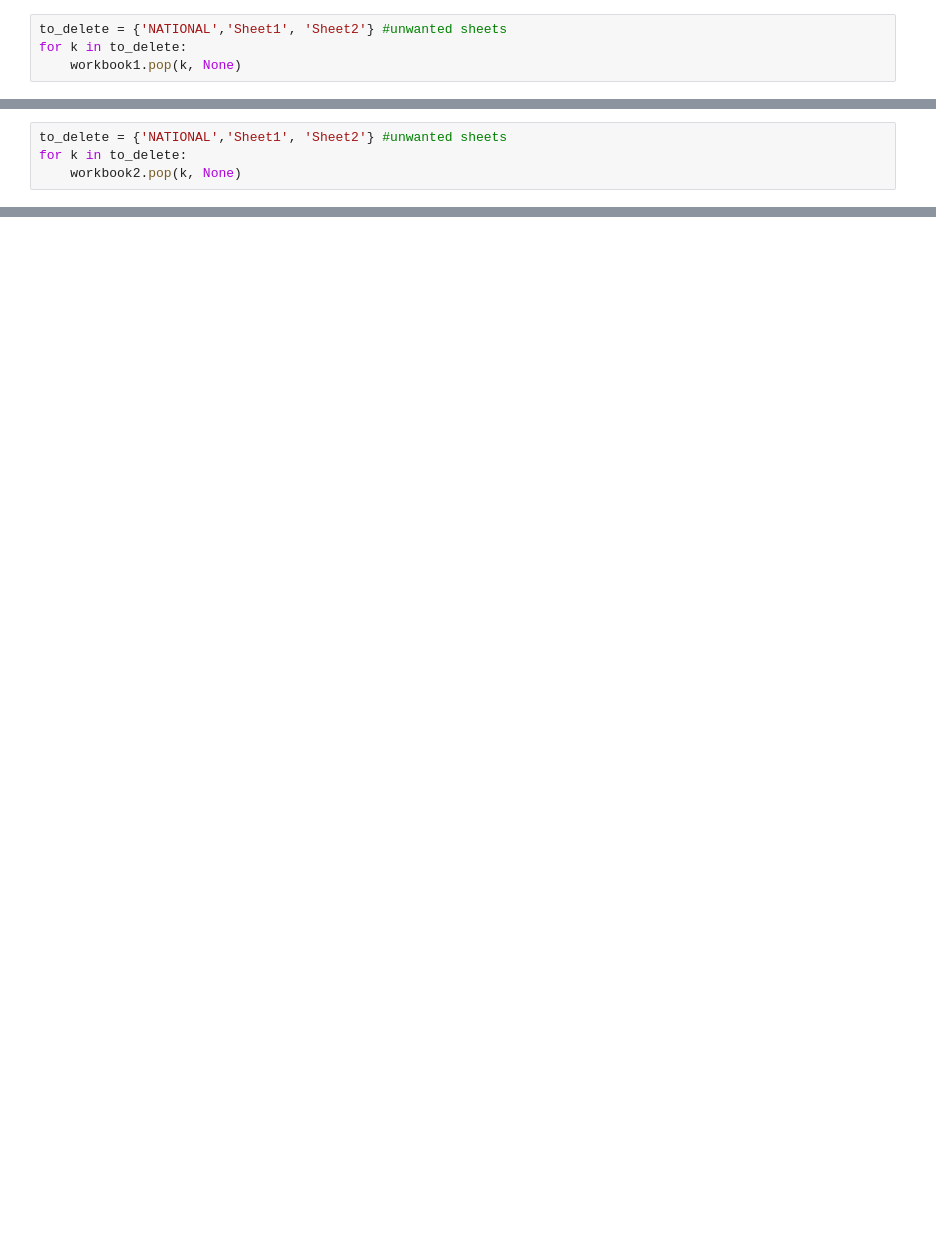
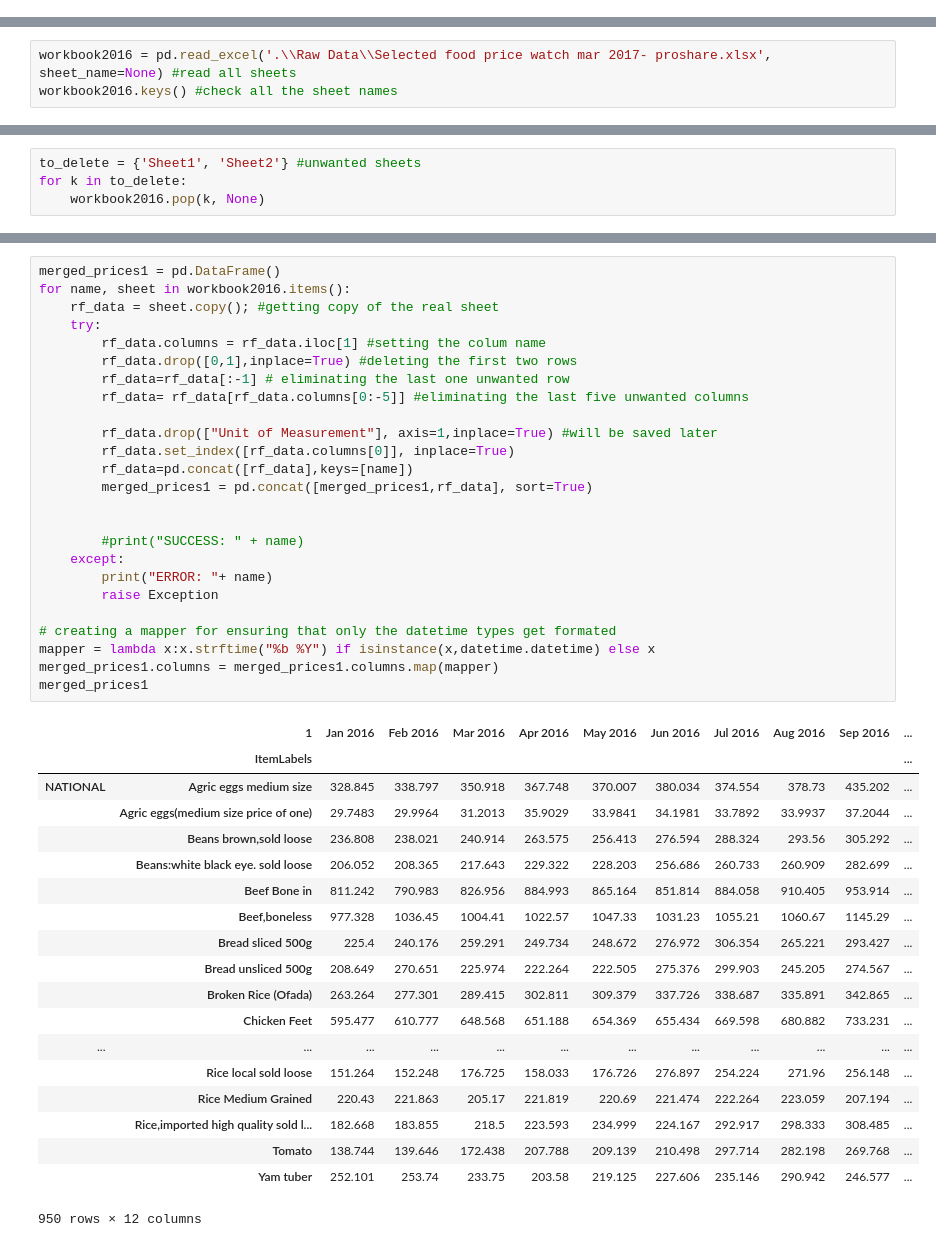
Before and after one commit to EwetoyeIbrahim/Nigeria-Food-Prices, a Jupyter notebook: States Food Price Merge.ipynb, the cells around one changed output, grey strips where cells are left out. Cells and saved outputs as stored; diff of their text form; blank space fills up the shorter version.

Commit message:
Added September data

```diff
--- a/States Food Price Merge.ipynb
+++ b/States Food Price Merge.ipynb
@@ -33,4 +0,0 @@ odict_keys(['NATIONAL', 'ABIA', 'ANAMBRA', 'EBONYI', 'ENUGU', 'IMO', 'AKWA IBOM'
-# %%
-to_delete = {'NATIONAL','Sheet1', 'Sheet2'} #unwanted sheets
-for k in to_delete:
-    workbook1.pop(k, None)
@@ -119,4 +0,0 @@ odict_keys(['ABIA', 'ABUJA', 'ANAMBRA', 'EBONYI', 'ENUGU', 'IMO', 'AKWA IBOM', '
-# %%
-to_delete = {'NATIONAL','Sheet1', 'Sheet2'} #unwanted sheets
-for k in to_delete:
-    workbook2.pop(k, None)
@@ -176,0 +26,3 @@ state_food_prices.to_csv(".\\Output\\state_food_prices.csv", index=False) # Save
+# %%
+workbook2016 = pd.read_excel('.\\Raw Data\\Selected food price watch mar 2017- proshare.xlsx', sheet_name=None) #read all sheets
+workbook2016.keys() #check all the sheet names
@@ -176,0 +31,4 @@ state_food_prices.to_csv(".\\Output\\state_food_prices.csv", index=False) # Save
+# %%
+to_delete = {'Sheet1', 'Sheet2'} #unwanted sheets
+for k in to_delete:
+    workbook2016.pop(k, None)
@@ -176,0 +61,45 @@ state_food_prices.to_csv(".\\Output\\state_food_prices.csv", index=False) # Save
+# %%
+merged_prices1 = pd.DataFrame()
+for name, sheet in workbook2016.items():
+    rf_data = sheet.copy(); #getting copy of the real sheet
+    try:
+        rf_data.columns = rf_data.iloc[1] #setting the colum name
+        rf_data.drop([0,1],inplace=True) #deleting the first two rows
+        rf_data=rf_data[:-1] # eliminating the last one unwanted row
+        rf_data= rf_data[rf_data.columns[0:-5]] #eliminating the last five unwanted columns
+
+        rf_data.drop(["Unit of Measurement"], axis=1,inplace=True) #will be saved later
+        rf_data.set_index([rf_data.columns[0]], inplace=True)
+        rf_data=pd.concat([rf_data],keys=[name])
+        merged_prices1 = pd.concat([merged_prices1,rf_data], sort=True)
+
+
+        #print("SUCCESS: " + name)
+    except:
+        print("ERROR: "+ name)
+        raise Exception
+
+# creating a mapper for ensuring that only the datetime types get formated
+mapper = lambda x:x.strftime("%b %Y") if isinstance(x,datetime.datetime) else x
+merged_prices1.columns = merged_prices1.columns.map(mapper)
+merged_prices1
+# %% [output]
+|  | 1 | Jan 2016 | Feb 2016 | Mar 2016 | Apr 2016 | May 2016 | Jun 2016 | Jul 2016 | Aug 2016 | Sep 2016 | ... |
+|  | ItemLabels |  |  |  |  |  |  |  |  |  | ... |
+| NATIONAL | Agric eggs medium size | 328.845 | 338.797 | 350.918 | 367.748 | 370.007 | 380.034 | 374.554 | 378.73 | 435.202 | ... |
+|  | Agric eggs(medium size price of one) | 29.7483 | 29.9964 | 31.2013 | 35.9029 | 33.9841 | 34.1981 | 33.7892 | 33.9937 | 37.2044 | ... |
+|  | Beans brown,sold loose | 236.808 | 238.021 | 240.914 | 263.575 | 256.413 | 276.594 | 288.324 | 293.56 | 305.292 | ... |
+|  | Beans:white black eye. sold loose | 206.052 | 208.365 | 217.643 | 229.322 | 228.203 | 256.686 | 260.733 | 260.909 | 282.699 | ... |
+|  | Beef Bone in | 811.242 | 790.983 | 826.956 | 884.993 | 865.164 | 851.814 | 884.058 | 910.405 | 953.914 | ... |
+|  | Beef,boneless | 977.328 | 1036.45 | 1004.41 | 1022.57 | 1047.33 | 1031.23 | 1055.21 | 1060.67 | 1145.29 | ... |
+|  | Bread sliced 500g | 225.4 | 240.176 | 259.291 | 249.734 | 248.672 | 276.972 | 306.354 | 265.221 | 293.427 | ... |
+|  | Bread unsliced 500g | 208.649 | 270.651 | 225.974 | 222.264 | 222.505 | 275.376 | 299.903 | 245.205 | 274.567 | ... |
+|  | Broken Rice (Ofada) | 263.264 | 277.301 | 289.415 | 302.811 | 309.379 | 337.726 | 338.687 | 335.891 | 342.865 | ... |
+|  | Chicken Feet | 595.477 | 610.777 | 648.568 | 651.188 | 654.369 | 655.434 | 669.598 | 680.882 | 733.231 | ... |
+| ... | ... | ... | ... | ... | ... | ... | ... | ... | ... | ... | ... |
+|  | Rice local sold loose | 151.264 | 152.248 | 176.725 | 158.033 | 176.726 | 276.897 | 254.224 | 271.96 | 256.148 | ... |
+|  | Rice Medium Grained | 220.43 | 221.863 | 205.17 | 221.819 | 220.69 | 221.474 | 222.264 | 223.059 | 207.194 | ... |
+|  | Rice,imported high quality sold l... | 182.668 | 183.855 | 218.5 | 223.593 | 234.999 | 224.167 | 292.917 | 298.333 | 308.485 | ... |
+|  | Tomato | 138.744 | 139.646 | 172.438 | 207.788 | 209.139 | 210.498 | 297.714 | 282.198 | 269.768 | ... |
+|  | Yam tuber | 252.101 | 253.74 | 233.75 | 203.58 | 219.125 | 227.606 | 235.146 | 290.942 | 246.577 | ... |
+950 rows × 12 columns
```
Also changed, not shown: parts of 35 cells of this notebook, 10 other files.
